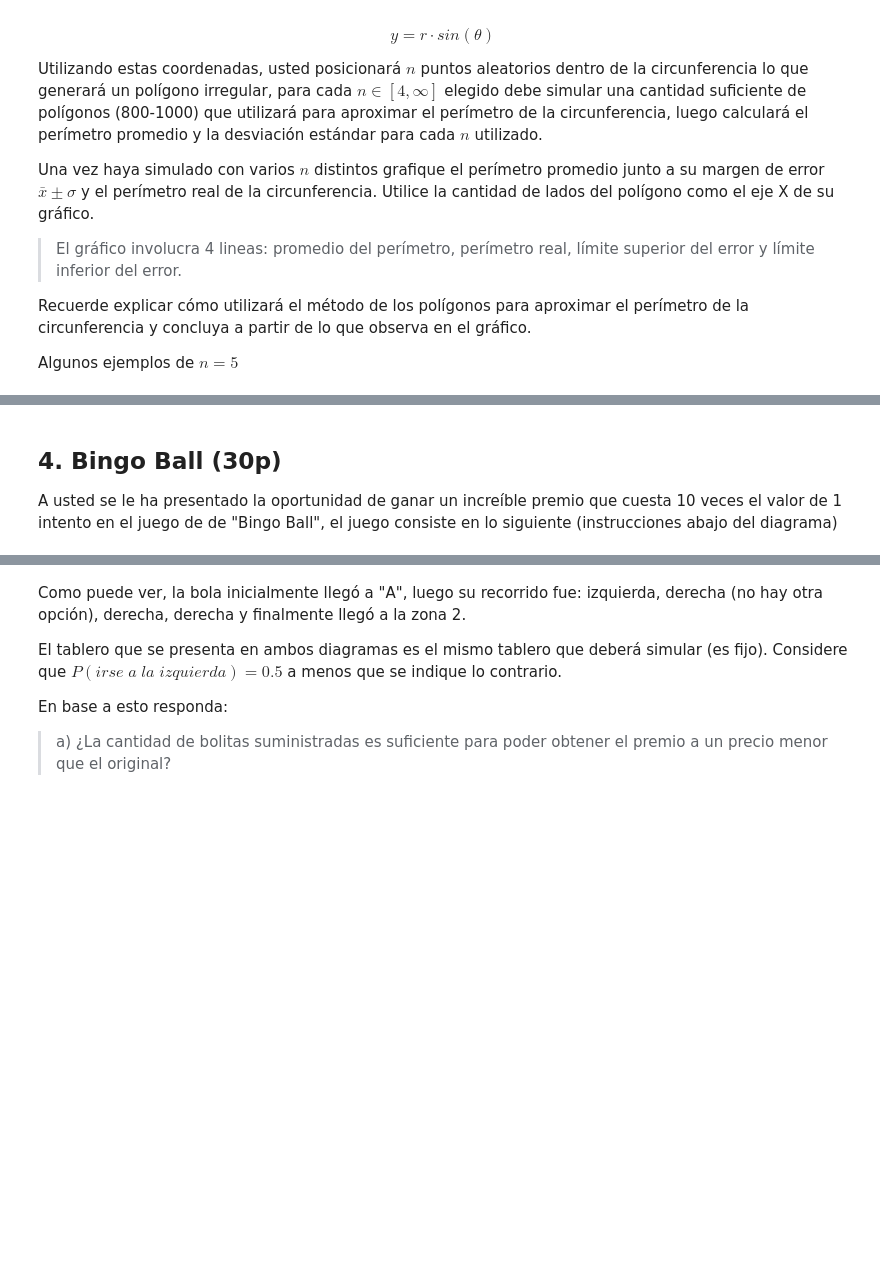
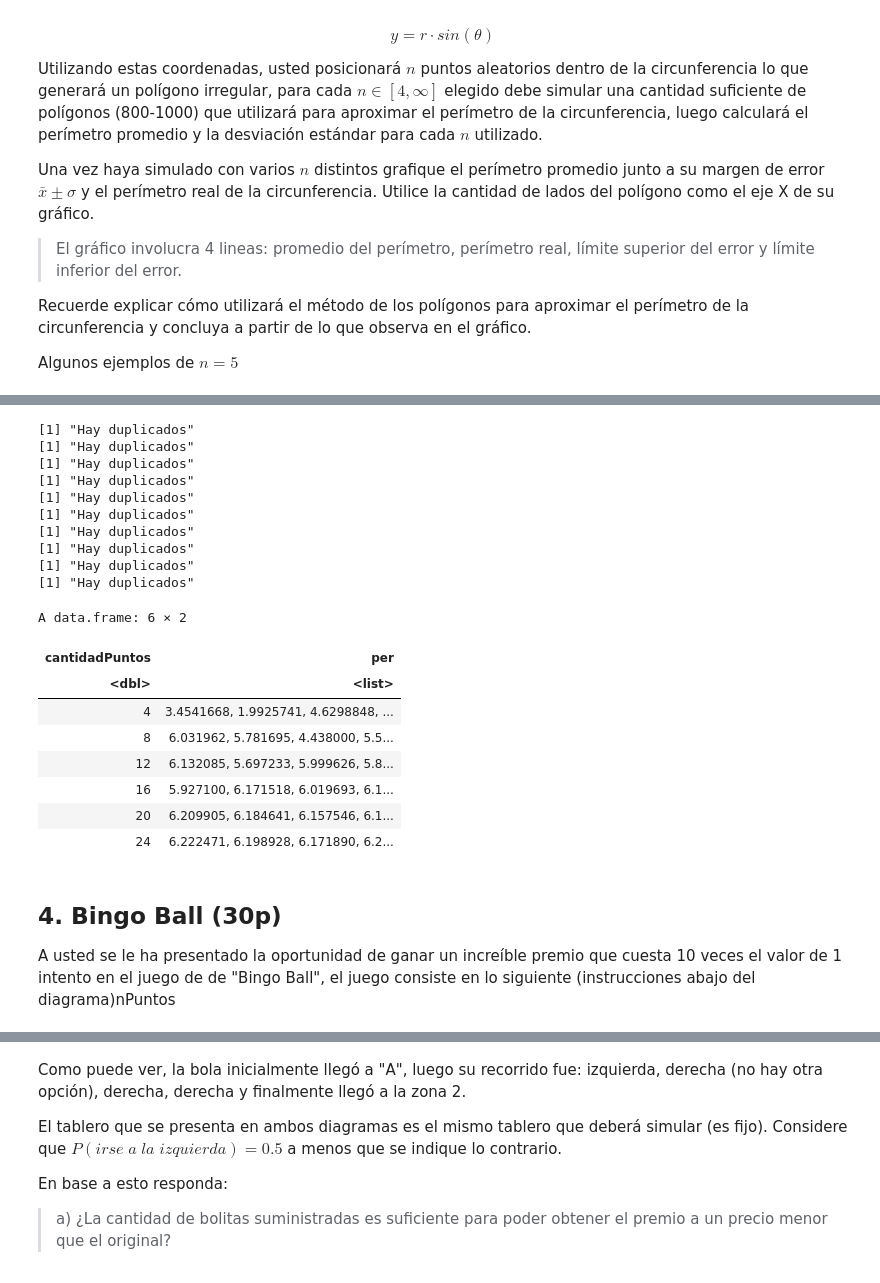
Before and after one commit to jpjorquera/Lab1-Estaca, a Jupyter notebook: Laboratorio 1.ipynb, the cells around one changed output, grey strips where cells are left out. Saved outputs shown, nothing was run; the diff lists cells and outputs as text; code cells hidden in the pictures; blank space fills up the shorter version.

```diff
--- a/Laboratorio 1.ipynb
+++ b/Laboratorio 1.ipynb
@@ -147,10 +157,83 @@ Algunos ejemplos de $n = 5$
   </tr>
 
 Para facilitar la construcción del polígono se sugiere generar los $n$ puntos y luego conectarlos en sentido antihorario/horario.
+# %%
+library(tidyverse)
+
+set.seed(321)
+
+tieneDuplicados <- function(puntos) {
+  if (anyDuplicated(puntos)) {
+    print('Hay duplicados')
+  } else {
+    #print('No hay duplicados')
+  }
+}
+
+generarPuntos <- function(nPuntos){
+  puntos <- runif(nPuntos, 0, 2*pi)
+  puntos <- sort(puntos)
+  tieneDuplicados(puntos)
+  return(puntos)
+}
+
+obtenerPerimetros <- function(nPuntos){
+  perimetros <- vector(mode = 'numeric', length = 1000)
+  for (i in 1:1000) {
+    puntos <- generarPuntos(nPuntos)
+    perimetro <- calcularPerimetro(puntos)
+    perimetros[i] <- perimetro
+  }
+  return(perimetros)
+}
+
+calcularPerimetro <- function(puntos){
+  puntos <- sort(puntos)
+  # Calcular distancia entre puntos
+  perimetro <- 0
+  for (i in 1:length(puntos)) {
+    if (i == length(puntos)) {
+      delta_x <- cos(puntos[i]) - cos(puntos[1])
+      delta_y <- sin(puntos[i]) - sin(puntos[1])
+    } else {
+      delta_x <- cos(puntos[i]) - cos(puntos[i+1])
+      delta_y <- sin(puntos[i]) - sin(puntos[i+1])
+    }
+    distancia <- sqrt(delta_x**2 + delta_y**2)
+    perimetro <- perimetro + distancia
+  }
+
+  return(perimetro)
+}
+
+cantidadPuntos <- seq(4, 1000, by = 4)
+df_calculos <- data.frame(cantidadPuntos)
+df_calculos$per <- lapply(cantidadPuntos, obtenerPerimetros)
+head(df_calculos)
+# %% [output]
+[1] "Hay duplicados"
+[1] "Hay duplicados"
+[1] "Hay duplicados"
+[1] "Hay duplicados"
+[1] "Hay duplicados"
+[1] "Hay duplicados"
+[1] "Hay duplicados"
+[1] "Hay duplicados"
+[1] "Hay duplicados"
+[1] "Hay duplicados"
+A data.frame: 6 × 2
+| cantidadPuntos | per |
+| <dbl> | <list> |
+| 4 | 3.4541668, 1.9925741, 4.6298848, ... |
+| 8 | 6.031962, 5.781695, 4.438000, 5.5... |
+| 12 | 6.132085, 5.697233, 5.999626, 5.8... |
+| 16 | 5.927100, 6.171518, 6.019693, 6.1... |
+| 20 | 6.209905, 6.184641, 6.157546, 6.1... |
+| 24 | 6.222471, 6.198928, 6.171890, 6.2... |
 # %% [markdown]
 ## 4. Bingo Ball (30p)
 
-A usted se le ha presentado la oportunidad de ganar un increíble premio que cuesta 10 veces el valor de 1 intento en el juego de de "Bingo Ball", el juego consiste en lo siguiente (instrucciones abajo del diagrama)
+A usted se le ha presentado la oportunidad de ganar un increíble premio que cuesta 10 veces el valor de 1 intento en el juego de de "Bingo Ball", el juego consiste en lo siguiente (instrucciones abajo del diagrama)nPuntos
 # %% [markdown]
 <img src="img/game.png">
 # %% [markdown]
```
Also changed, not shown: parts of 1 cell of this notebook.
